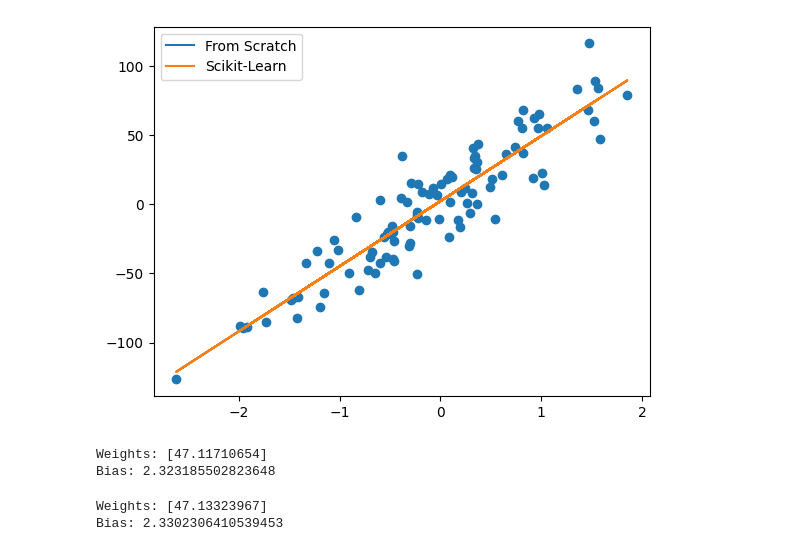
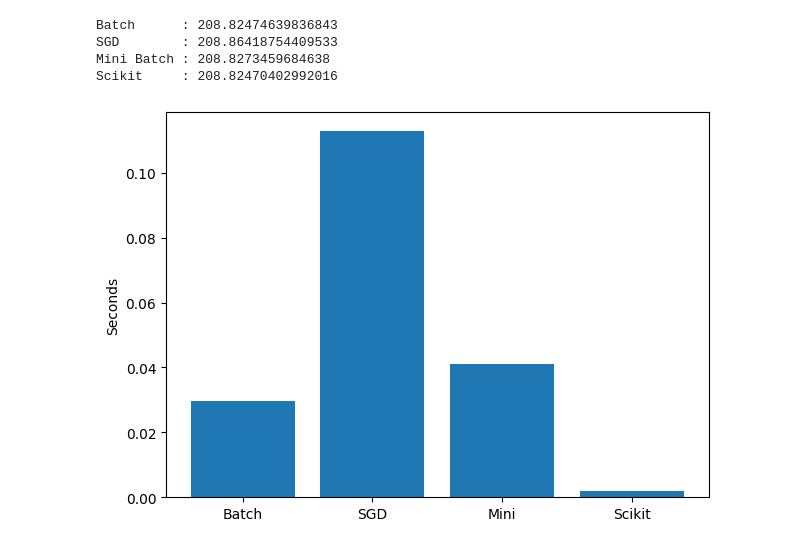
Before and after one commit to DrQueensir/ML-from-scratch, a Jupyter notebook: notebooks/linear_regression.ipynb, the cells around one changed output. Cells and saved outputs as stored; diff of their text form; code cells hidden in the pictures.

```diff
--- a/notebooks/linear_regression.ipynb
+++ b/notebooks/linear_regression.ipynb
@@ -28 +58,11 @@ plt.show()
+# %%
+sk = SKLinearRegression()
+
+start = time.perf_counter()
+
+sk.fit(X, y)
+
+sk_time = time.perf_counter() - start
+
+sk_predictions = sk.predict(X)
 # %%
@@ -37,32 +81,34 @@ plt.show()
-# %%
-from sklearn.linear_model import LinearRegression as SklearnLinearRegression
-
-sk_model = SklearnLinearRegression()
-
-sk_model.fit(X, y)
-
-sk_predictions = sk_model.predict(X)
-
-plt.scatter(X, y)
-
-plt.plot(X, predictions, label="From Scratch")
-
-plt.plot(X, sk_predictions, label="Scikit-Learn")
-
-plt.legend()
-
-plt.show()
-# %% [output]
-[figure, removed]
-# %%
-print("Weights:", model.weights)
-print("Bias:", model.bias)
-# %% [output]
-Weights: [47.11710654]
-Bias: 2.323185502823648
-# %%
-print("Weights:", sk_model.coef_)
-print("Bias:", sk_model.intercept_)
-# %% [output]
-Weights: [47.13323967]
-Bias: 2.3302306410539453
+# %%
+print("Batch      :", mean_squared_error(y, batch_predictions))
+print("SGD        :", mean_squared_error(y, sgd_predictions))
+print("Mini Batch :", mean_squared_error(y, mini_predictions))
+print("Scikit     :", mean_squared_error(y, sk_predictions))
+# %% [output]
+Batch      : 208.82474639836843
+SGD        : 208.86418754409533
+Mini Batch : 208.8273459684638
+Scikit     : 208.82470402992016
+# %%
+methods = [
+    "Batch",
+    "SGD",
+    "Mini",
+    "Scikit"
+]
+
+times = [
+    batch_time,
+    sgd_time,
+    mini_time,
+    sk_time
+]
+
+plt.figure(figsize=(7,5))
+
+plt.bar(methods, times)
+
+plt.ylabel("Seconds")
+
+plt.show()
+# %% [output]
+[figure, added]
```
Also changed, not shown: parts of 9 cells of this notebook, 3 other files.
